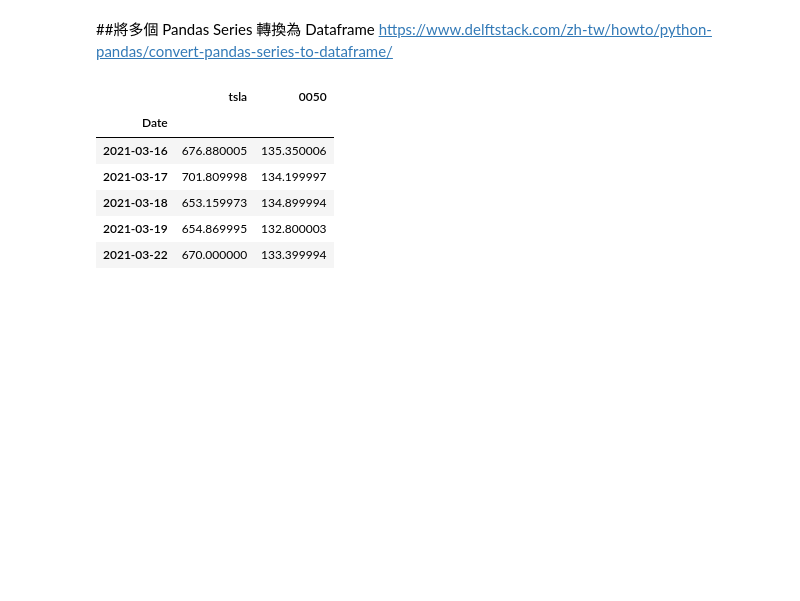
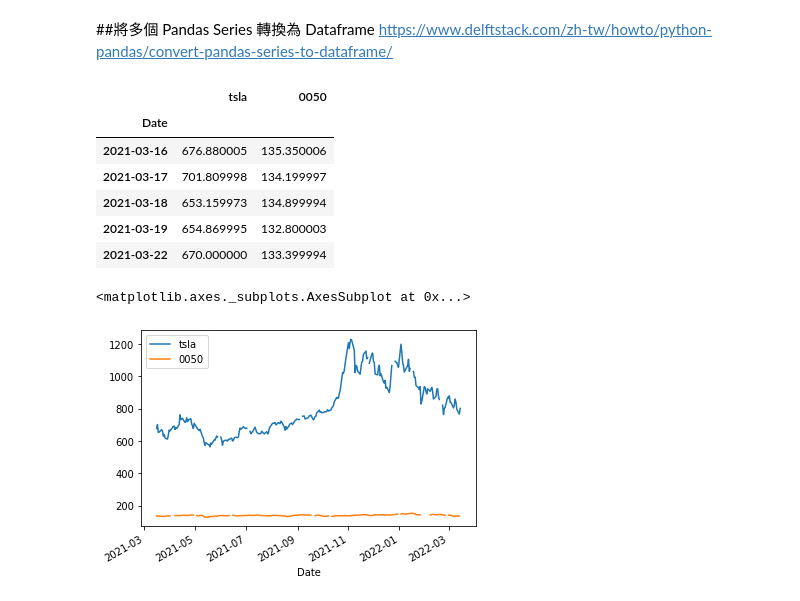
Before and after one commit to tewei0328/teach-visulization, a Jupyter notebook: viz1_datareader_yfinance.ipynb, the cells around one changed output. Cells and saved outputs as stored; diff of their text form; code cells hidden in the pictures; blank space fills up the shorter version.

```diff
--- a/viz1_datareader_yfinance.ipynb
+++ b/viz1_datareader_yfinance.ipynb
@@ -103,3 +103,8 @@ df_many.head()
 | 2021-03-18 | 653.159973 | 134.899994 |
 | 2021-03-19 | 654.869995 | 132.800003 |
 | 2021-03-22 | 670.000000 | 133.399994 |
+# %%
+df_many.plot()
+# %% [output]
+<matplotlib.axes._subplots.AxesSubplot at 0x...>
+[figure, added]
```
